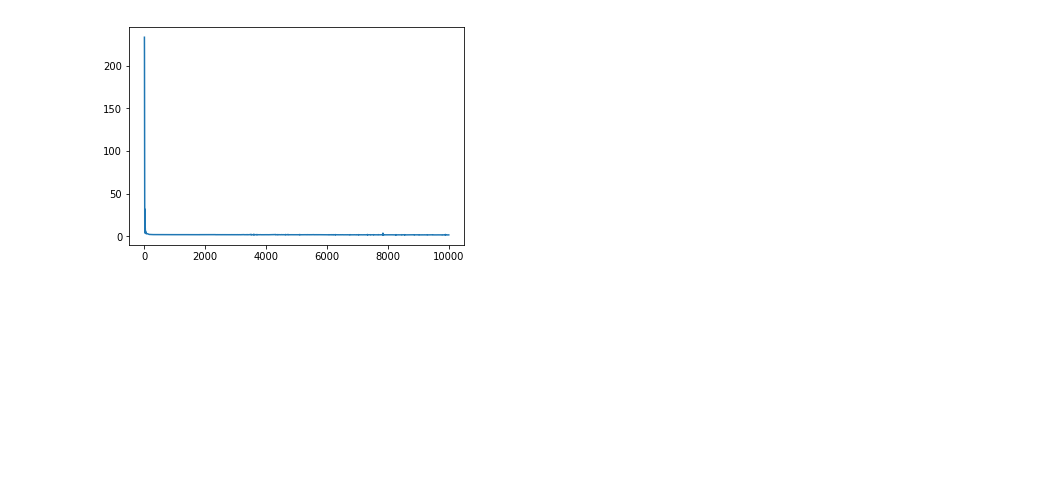
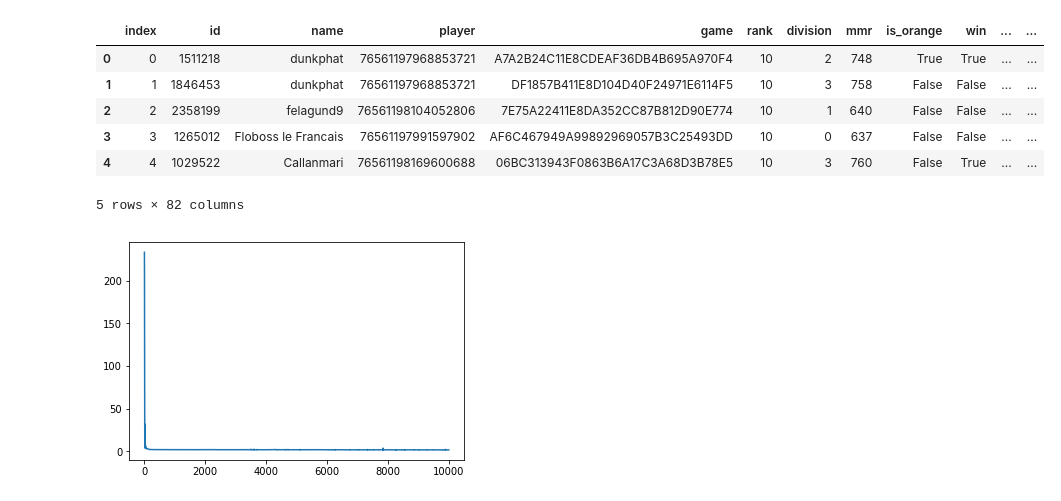
Before and after one commit to SaltieRL/ReplayModels, a Jupyter notebook: rank.ipynb, the cells around one changed output. Cells and saved outputs as stored; diff of their text form; code cells hidden in the pictures; blank space fills up the shorter version.

```diff
--- a/rank.ipynb
+++ b/rank.ipynb
@@ -31 +44,13 @@ input_data = input_data.reset_index()
+# %%
+
+
+input_data.head()
+# %% [output]
+|  | index | id | name | player | game | rank | division | mmr | is_orange | win | ... | ... |
+| 0 | 0 | 1511218 | dunkphat | 76561197968853721 | A7A2B24C11E8CDEAF36DB4B695A970F4 | 10 | 2 | 748 | True | True | ... | ... |
+| 1 | 1 | 1846453 | dunkphat | 76561197968853721 | DF1857B411E8D104D40F24971E6114F5 | 10 | 3 | 758 | False | False | ... | ... |
+| 2 | 2 | 2358199 | felagund9 | 76561198104052806 | 7E75A22411E8DA352CC87B812D90E774 | 10 | 1 | 640 | False | False | ... | ... |
+| 3 | 3 | 1265012 | Floboss le Francais | 76561197991597902 | AF6C467949A99892969057B3C25493DD | 10 | 0 | 637 | False | False | ... | ... |
+| 4 | 4 | 1029522 | Callanmari | 76561198169600688 | 06BC313943F0863B6A17C3A68D3B78E5 | 10 | 3 | 760 | False | True | ... | ... |
+5 rows × 82 columns
 # %%
```
Also changed, not shown: parts of 17 cells of this notebook.
